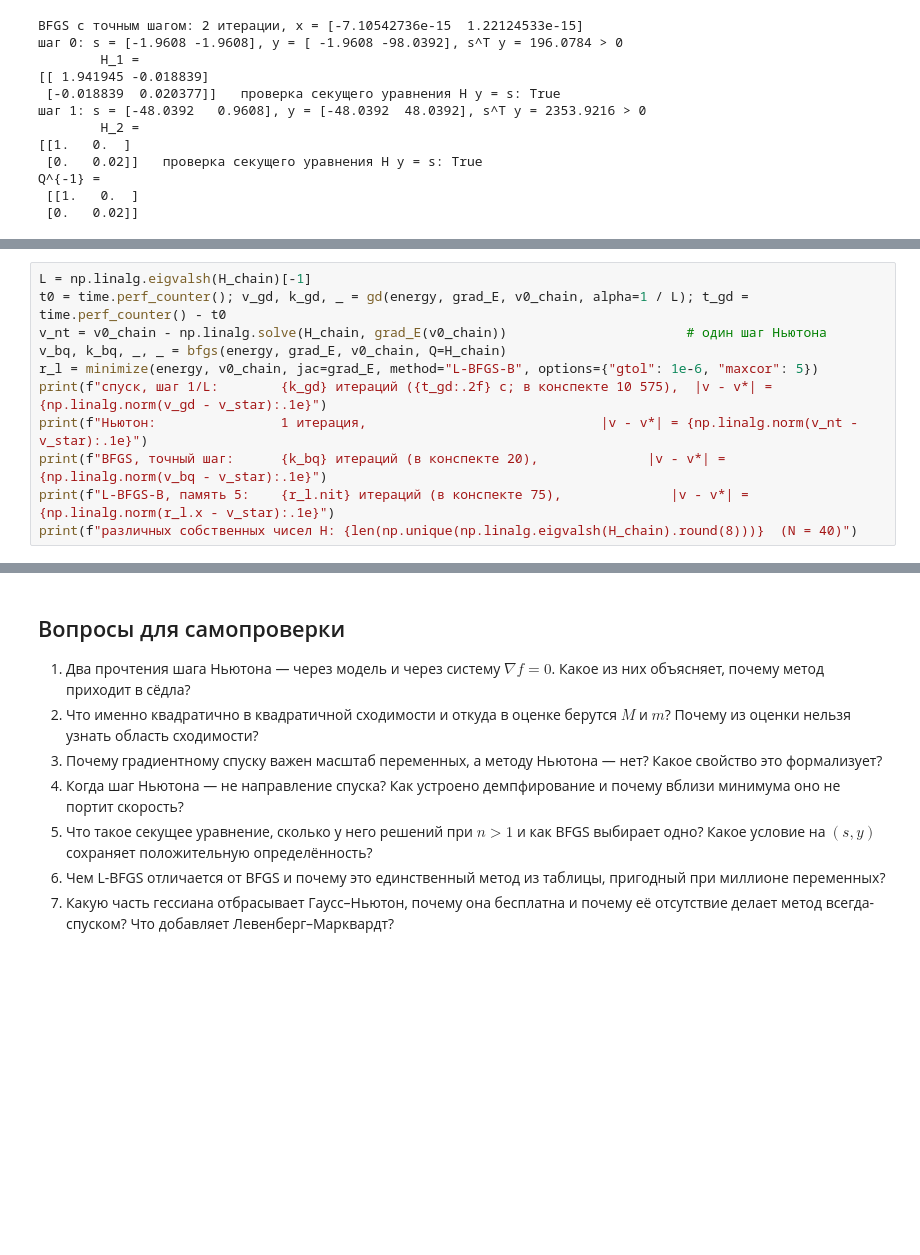
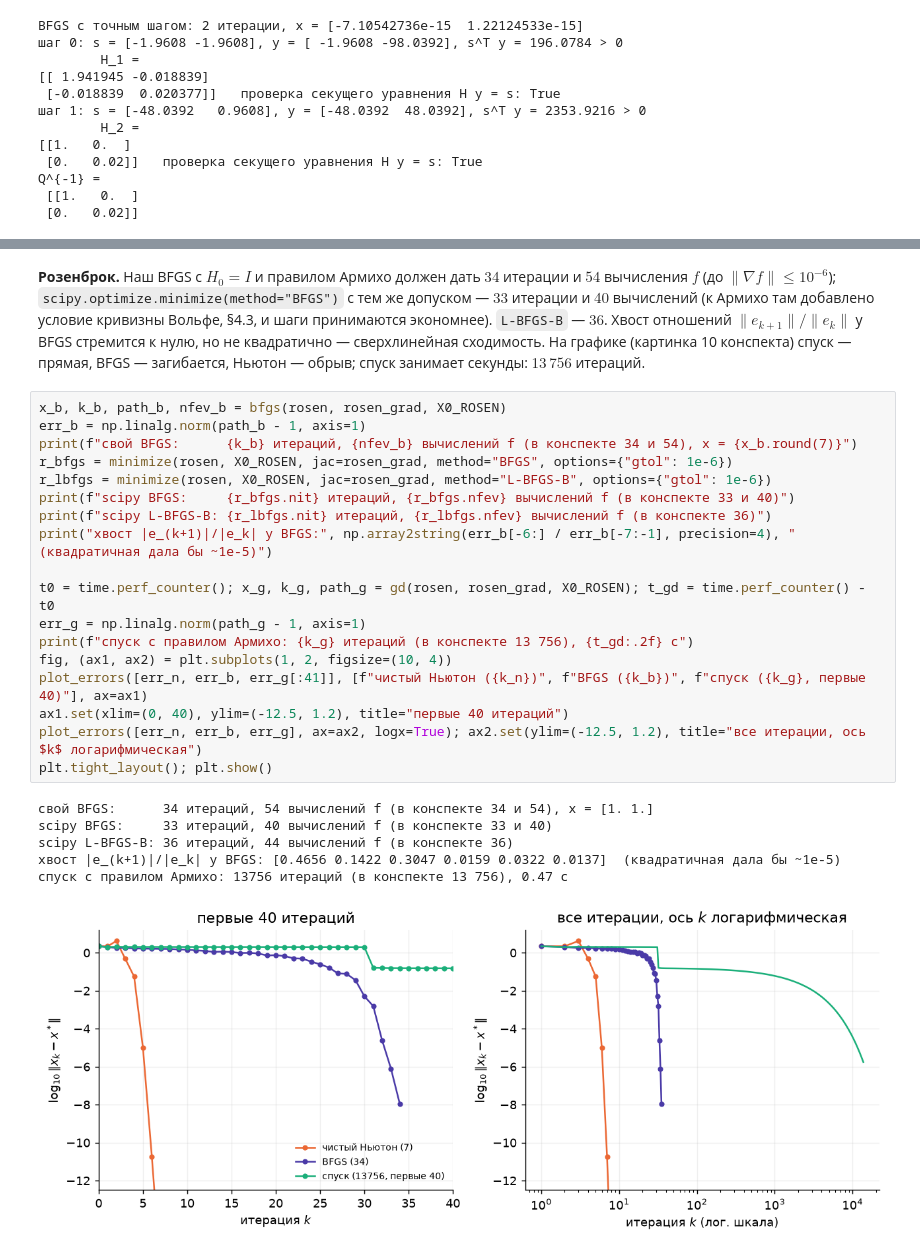
Before and after one commit to IlyaChichkanov/Numerical-Optimization, a Jupyter notebook: lectures/lecture05/lecture05.ipynb, the cells around one changed output, grey strips where cells are left out. Cells and saved outputs as stored; diff of their text form; blank space fills up the shorter version.

```diff
--- a/lectures/lecture05/lecture05.ipynb
+++ b/lectures/lecture05/lecture05.ipynb
@@ -592,11 +374,0 @@ ax2.set_title("ошибка: почти обрыв против прямой");
-# %%
-L = np.linalg.eigvalsh(H_chain)[-1]
-t0 = time.perf_counter(); v_gd, k_gd, _ = gd(energy, grad_E, v0_chain, alpha=1 / L); t_gd = time.perf_counter() - t0
-v_nt = v0_chain - np.linalg.solve(H_chain, grad_E(v0_chain))                       # один шаг Ньютона
-v_bq, k_bq, _, _ = bfgs(energy, grad_E, v0_chain, Q=H_chain)
-r_l = minimize(energy, v0_chain, jac=grad_E, method="L-BFGS-B", options={"gtol": 1e-6, "maxcor": 5})
-print(f"спуск, шаг 1/L:        {k_gd} итераций ({t_gd:.2f} с; в конспекте 10 575),  |v - v*| = {np.linalg.norm(v_gd - v_star):.1e}")
-print(f"Ньютон:                1 итерация,                              |v - v*| = {np.linalg.norm(v_nt - v_star):.1e}")
-print(f"BFGS, точный шаг:      {k_bq} итераций (в конспекте 20),              |v - v*| = {np.linalg.norm(v_bq - v_star):.1e}")
-print(f"L-BFGS-B, память 5:    {r_l.nit} итераций (в конспекте 75),              |v - v*| = {np.linalg.norm(r_l.x - v_star):.1e}")
-print(f"различных собственных чисел H: {len(np.unique(np.linalg.eigvalsh(H_chain).round(8)))}  (N = 40)")
@@ -751,10 +375,27 @@ for N_ in (10, 20, 40, 80):
-# %% [markdown]
-## Вопросы для самопроверки
-
-1. Два прочтения шага Ньютона — через модель и через систему $\nabla f=0$. Какое из них объясняет, почему метод приходит в сёдла?
-2. Что именно квадратично в квадратичной сходимости и откуда в оценке берутся $M$ и $m$? Почему из оценки нельзя узнать область сходимости?
-3. Почему градиентному спуску важен масштаб переменных, а методу Ньютона — нет? Какое свойство это формализует?
-4. Когда шаг Ньютона — не направление спуска? Как устроено демпфирование и почему вблизи минимума оно не портит скорость?
-5. Что такое секущее уравнение, сколько у него решений при $n>1$ и как BFGS выбирает одно? Какое условие на $(s,y)$ сохраняет положительную определённость?
-6. Чем L-BFGS отличается от BFGS и почему это единственный метод из таблицы, пригодный при миллионе переменных?
-7. Какую часть гессиана отбрасывает Гаусс–Ньютон, почему она бесплатна и почему её отсутствие делает метод всегда-спуском? Что добавляет Левенберг–Марквардт?
+# %% [markdown]
+**Розенброк.** Наш BFGS с $H_0=I$ и правилом Армихо должен дать $34$ итерации и $54$ вычисления $f$ (до $\lVert\nabla f\rVert\le10^{-6}$); `scipy.optimize.minimize(method="BFGS")` с тем же допуском — $33$ итерации и $40$ вычислений (к Армихо там добавлено условие кривизны Вольфе, §4.3, и шаги принимаются экономнее). `L-BFGS-B` — $36$. Хвост отношений $\lVert e_{k+1}\rVert/\lVert e_k\rVert$ у BFGS стремится к нулю, но не квадратично — сверхлинейная сходимость. На графике (картинка 10 конспекта) спуск — прямая, BFGS — загибается, Ньютон — обрыв; спуск занимает секунды: $13\,756$ итераций.
+# %%
+x_b, k_b, path_b, nfev_b = bfgs(rosen, rosen_grad, X0_ROSEN)
+err_b = np.linalg.norm(path_b - 1, axis=1)
+print(f"свой BFGS:      {k_b} итераций, {nfev_b} вычислений f (в конспекте 34 и 54), x = {x_b.round(7)}")
+r_bfgs = minimize(rosen, X0_ROSEN, jac=rosen_grad, method="BFGS", options={"gtol": 1e-6})
+r_lbfgs = minimize(rosen, X0_ROSEN, jac=rosen_grad, method="L-BFGS-B", options={"gtol": 1e-6})
+print(f"scipy BFGS:     {r_bfgs.nit} итераций, {r_bfgs.nfev} вычислений f (в конспекте 33 и 40)")
+print(f"scipy L-BFGS-B: {r_lbfgs.nit} итераций, {r_lbfgs.nfev} вычислений f (в конспекте 36)")
+print("хвост |e_(k+1)|/|e_k| у BFGS:", np.array2string(err_b[-6:] / err_b[-7:-1], precision=4), " (квадратичная дала бы ~1e-5)")
+
+t0 = time.perf_counter(); x_g, k_g, path_g = gd(rosen, rosen_grad, X0_ROSEN); t_gd = time.perf_counter() - t0
+err_g = np.linalg.norm(path_g - 1, axis=1)
+print(f"спуск с правилом Армихо: {k_g} итераций (в конспекте 13 756), {t_gd:.2f} с")
+fig, (ax1, ax2) = plt.subplots(1, 2, figsize=(10, 4))
+plot_errors([err_n, err_b, err_g[:41]], [f"чистый Ньютон ({k_n})", f"BFGS ({k_b})", f"спуск ({k_g}, первые 40)"], ax=ax1)
+ax1.set(xlim=(0, 40), ylim=(-12.5, 1.2), title="первые 40 итераций")
+plot_errors([err_n, err_b, err_g], ax=ax2, logx=True); ax2.set(ylim=(-12.5, 1.2), title="все итерации, ось $k$ логарифмическая")
+plt.tight_layout(); plt.show()
+# %% [output]
+свой BFGS:      34 итераций, 54 вычислений f (в конспекте 34 и 54), x = [1. 1.]
+scipy BFGS:     33 итераций, 40 вычислений f (в конспекте 33 и 40)
+scipy L-BFGS-B: 36 итераций, 44 вычислений f (в конспекте 36)
+хвост |e_(k+1)|/|e_k| у BFGS: [0.4656 0.1422 0.3047 0.0159 0.0322 0.0137]  (квадратичная дала бы ~1e-5)
+спуск с правилом Армихо: 13756 итераций (в конспекте 13 756), 0.47 с
+[figure, added]
```
Also changed, not shown: parts of 76 cells of this notebook, 39 other files.
